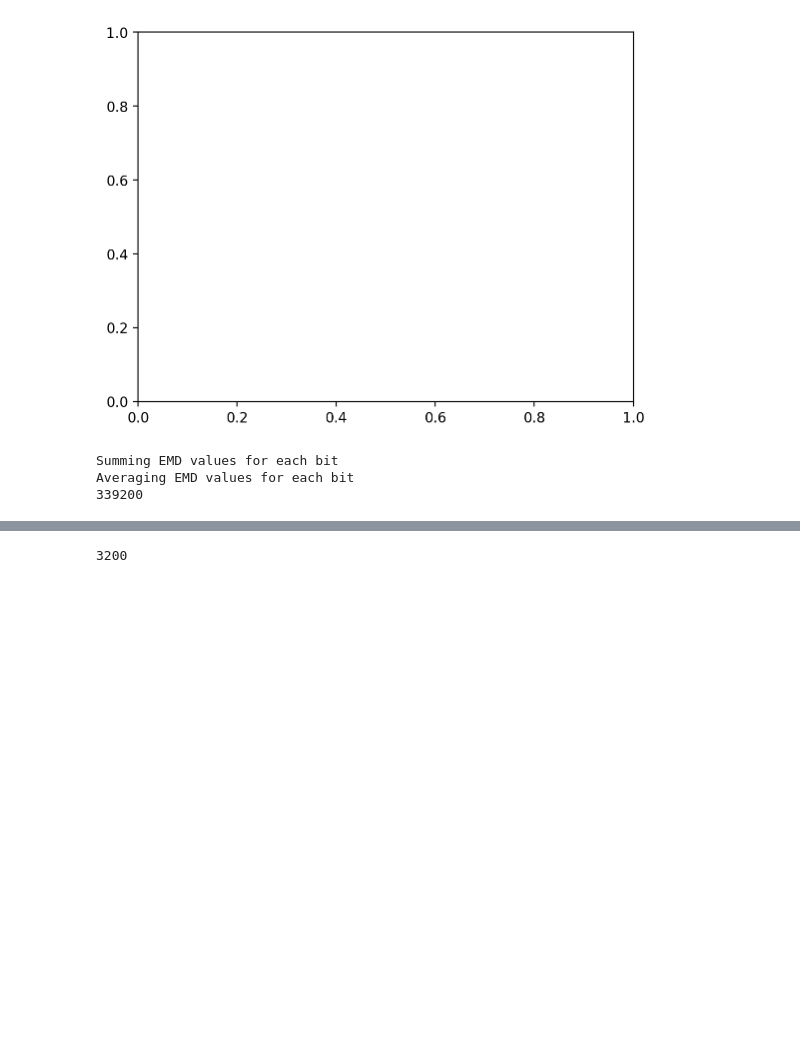
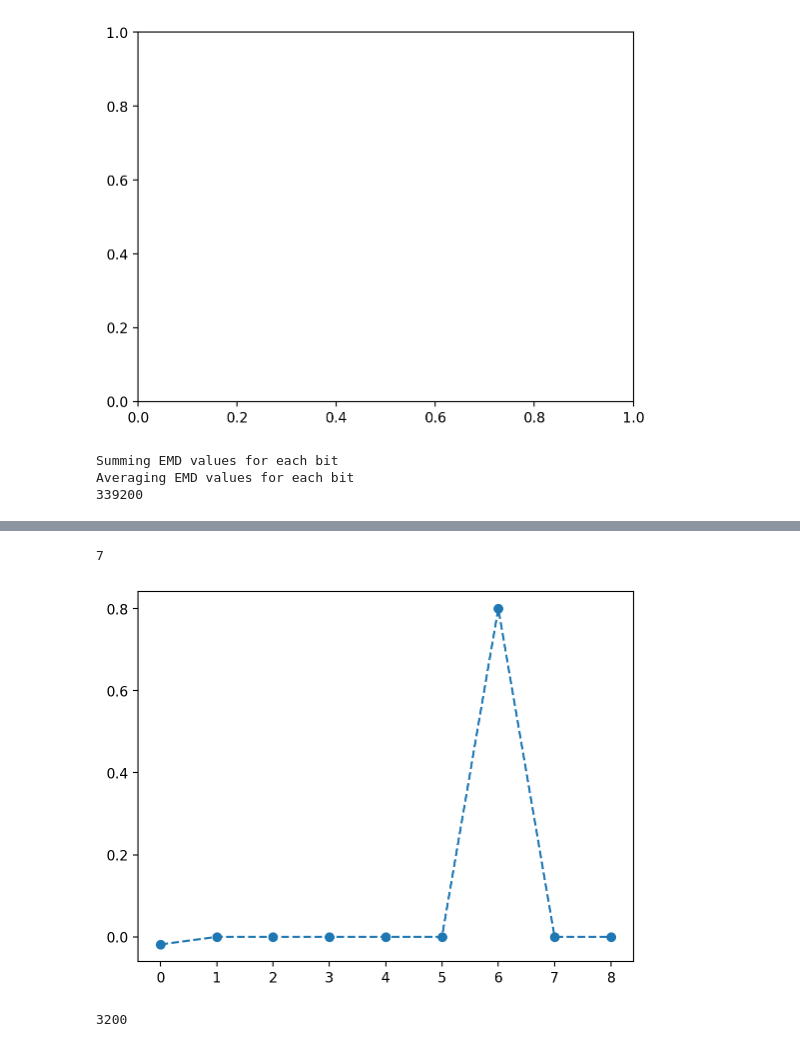
Before and after one commit to oliviaweng/fastml-science, a Jupyter notebook: sensor-data-compression/efx_emd_hesstrace_v0-31/process_efx_files.ipynb, the cells around one changed output, grey strips where cells are left out. Drawn from its saved outputs; the diff is of its cells as text; code cells hidden in the pictures; blank space fills up the shorter version.

```diff
--- a/sensor-data-compression/efx_emd_hesstrace_v0-31/process_efx_files.ipynb
+++ b/sensor-data-compression/efx_emd_hesstrace_v0-31/process_efx_files.ipynb
@@ -231,3 +232,21 @@ plt.show()
+# %%
+diff_x = list()
+diff_y = list()
+
+same = 0
+for k in sorted(bi_to_demd.keys()):
+    # if k < 47:
+    diff_x.append(k)
+    diff_y.append(og_bi_to_demd[k] - bi_to_demd[k])
+    if -0.00000005 < (og_bi_to_demd[k] - bi_to_demd[k]) < 0.00000005:
+        same +=1
+print(same)
+
+plt.plot(diff_x, diff_y, linestyle='--', marker='o')
+plt.show()
+# %% [output]
+7
+[figure, added]
 # %%
 diff_x = list()
 diff_y = list()
```
Also changed, not shown: parts of 4 cells of this notebook, 2 other files.
